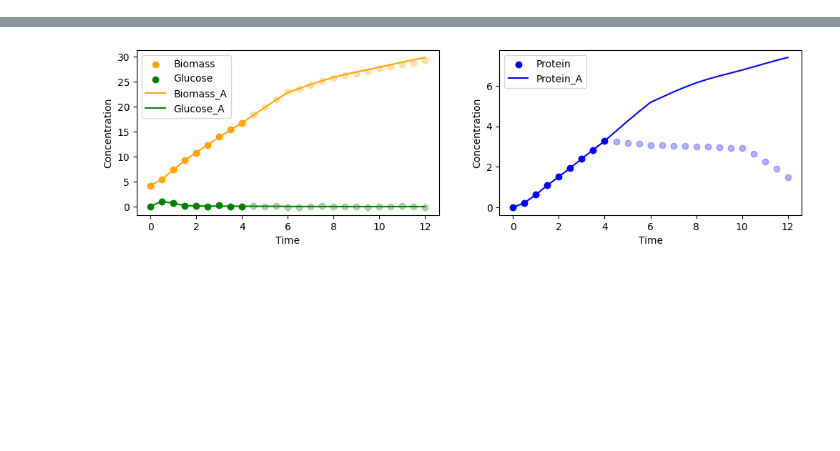
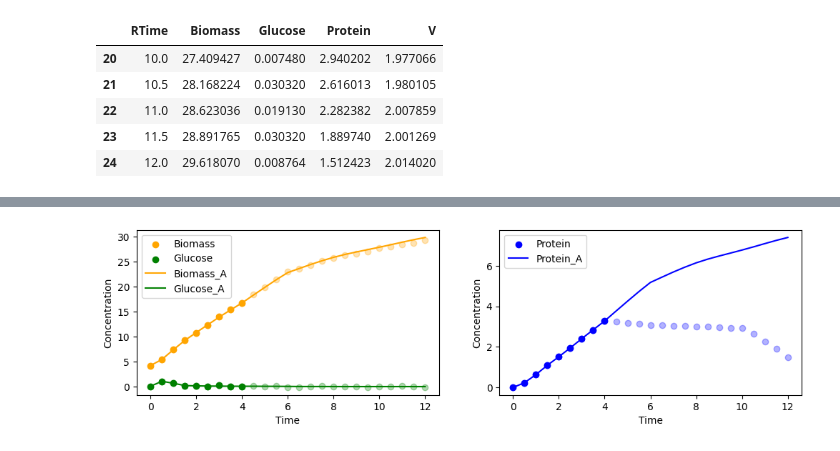
Before and after one commit to costasmexis/dynamic-modeling, a Jupyter notebook: induction/Notebook_induction_main.ipynb, the cells around one changed output, grey strips where cells are left out. Drawn from its saved outputs; the diff is of its cells as text; code cells hidden in the pictures; blank space fills up the shorter version.

```diff
--- a/induction/Notebook_induction_main.ipynb
+++ b/induction/Notebook_induction_main.ipynb
@@ -18,5 +18,13 @@ PlotSolution(full_df)
 # %%
-train_df = full_df[full_df['RTime'] <= 4].copy()
+train_df = full_df[full_df['RTime'].between(10, 13)].copy()
+train_df
+# %% [output]
+|  | RTime | Biomass | Glucose | Protein | V |
+| 20 | 10.0 | 27.409427 | 0.007480 | 2.940202 | 1.977066 |
+| 21 | 10.5 | 28.168224 | 0.030320 | 2.616013 | 1.980105 |
+| 22 | 11.0 | 28.623036 | 0.019130 | 2.282382 | 2.007859 |
+| 23 | 11.5 | 28.891765 | 0.030320 | 1.889740 | 2.001269 |
+| 24 | 12.0 | 29.618070 | 0.008764 | 1.512423 | 2.014020 |
 # %%
 net_A, u_pred_A = main(train_df, full_df, num_epochs=30000, model='A')
 # %% [output]
```
Also changed, not shown: parts of 10 cells of this notebook, 6 other files.
